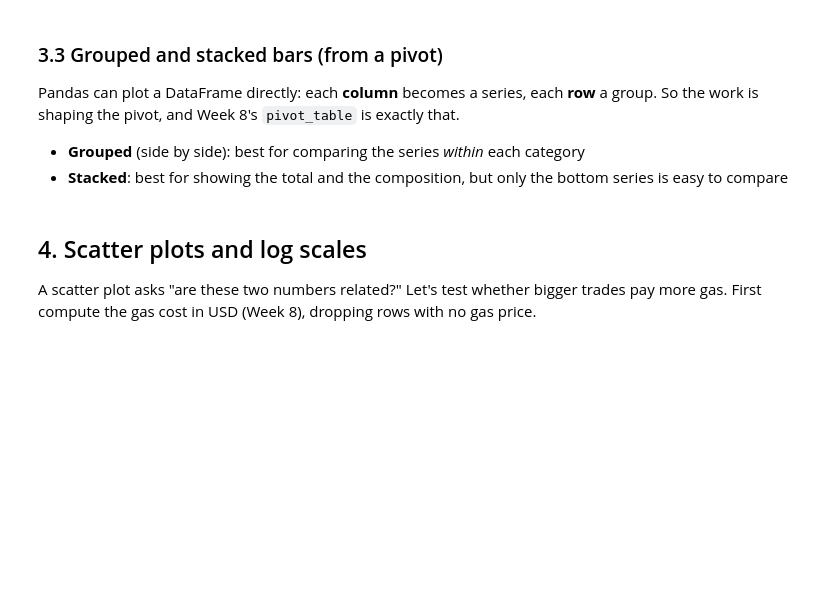
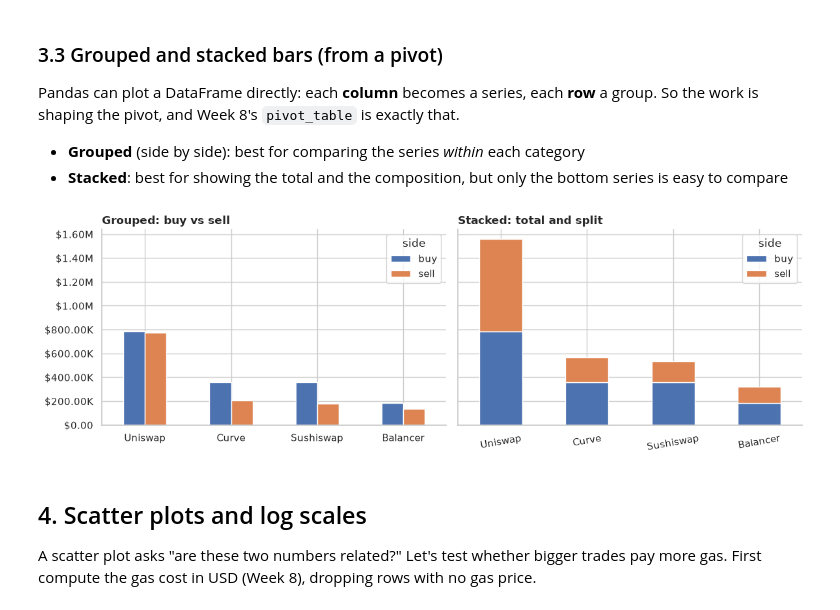
Before and after one commit to only1angelnath/python-for-blockchain-analytics, a Jupyter notebook: phase-2-python-for-data/week-09-visualization/lesson.ipynb, the cells around one changed output. Cells and saved outputs as stored; diff of their text form; code cells hidden in the pictures; blank space fills up the shorter version.

```diff
--- a/phase-2-python-for-data/week-09-visualization/lesson.ipynb
+++ b/phase-2-python-for-data/week-09-visualization/lesson.ipynb
@@ -187,16 +213,18 @@ Pandas can plot a DataFrame directly: each **column** becomes a series, each **r
 # %%
 pv = trades.pivot_table(index="protocol", columns="side", values="amount_usd", aggfunc="sum")
 pv = pv.loc[vol.index]                      # same protocol order as before
 
 fig, axes = plt.subplots(1, 2, figsize=(12, 4), sharey=True)
 pv.plot(kind="bar", ax=axes[0], rot=0)
 axes[0].set_title("Grouped: buy vs sell", loc="left", fontweight="bold")
-pv.plot(kind="bar", stacked=True, ax=axes[1], rot=0)
+pv.plot(kind="bar", stacked=True, ax=axes[1], rot=10)
 axes[1].set_title("Stacked: total and split", loc="left", fontweight="bold")
 for ax in axes:
     ax.yaxis.set_major_formatter(FuncFormatter(lambda v, _: fmt_large(v)))
     ax.set_xlabel("")
 fig.tight_layout()
+# %% [output]
+[figure, added]
 # %% [markdown]
 ## 4. Scatter plots and log scales
 
```
Also changed, not shown: parts of 7 cells of this notebook, 4 other files.
